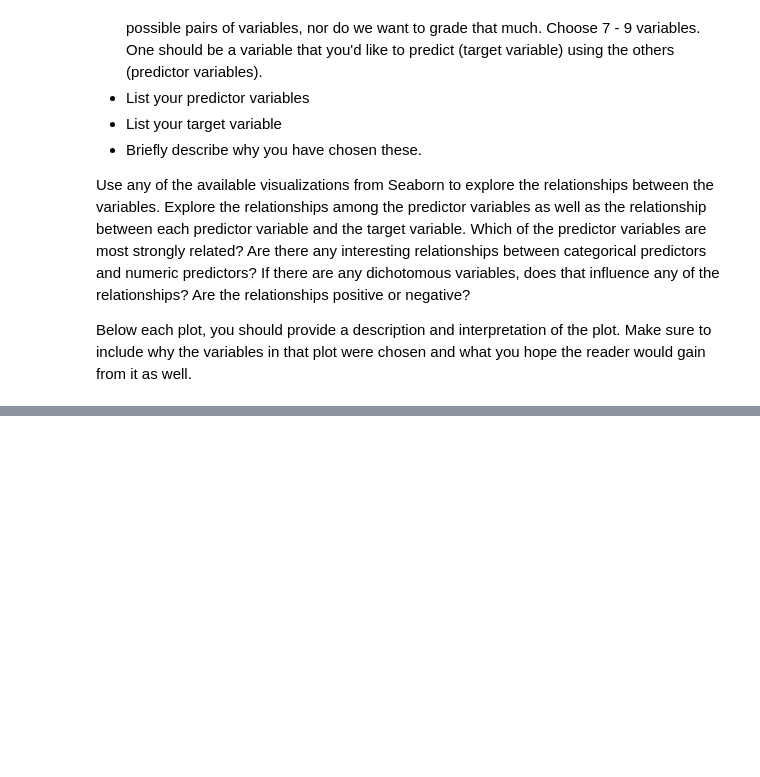
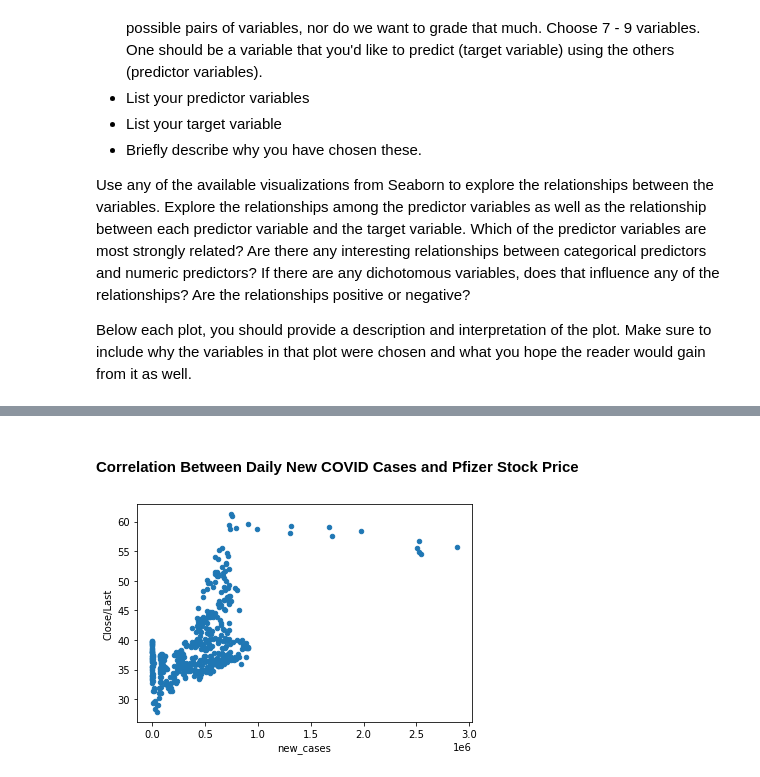
Before and after one commit to sltimmins/Project-2, a Jupyter notebook: Project02.ipynb, the cells around one changed output, grey strips where cells are left out. Cells and saved outputs as stored; diff of their text form; code cells hidden in the pictures; blank space fills up the shorter version.

```diff
--- a/Project02.ipynb
+++ b/Project02.ipynb
@@ -234,0 +273,7 @@ Below each plot, you should provide a description and interpretation of the plot
+# %% [markdown]
+#### Correlation Between Daily New COVID Cases and Pfizer Stock Price
+# %%
+merged.plot(kind = "scatter", x = "new_cases", y = "Close/Last")
+plt.show()
+# %% [output]
+[figure, added]
```
Also changed, not shown: parts of 18 cells of this notebook.
